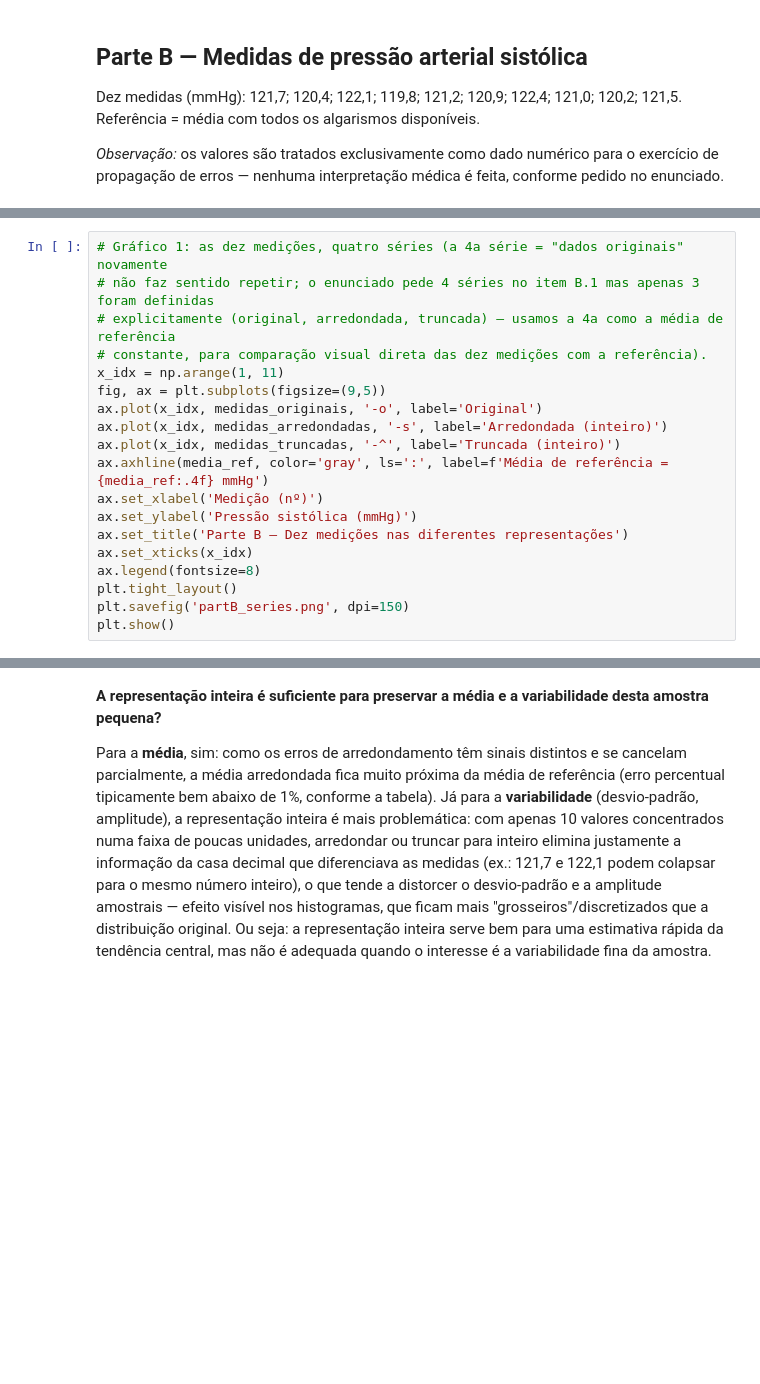
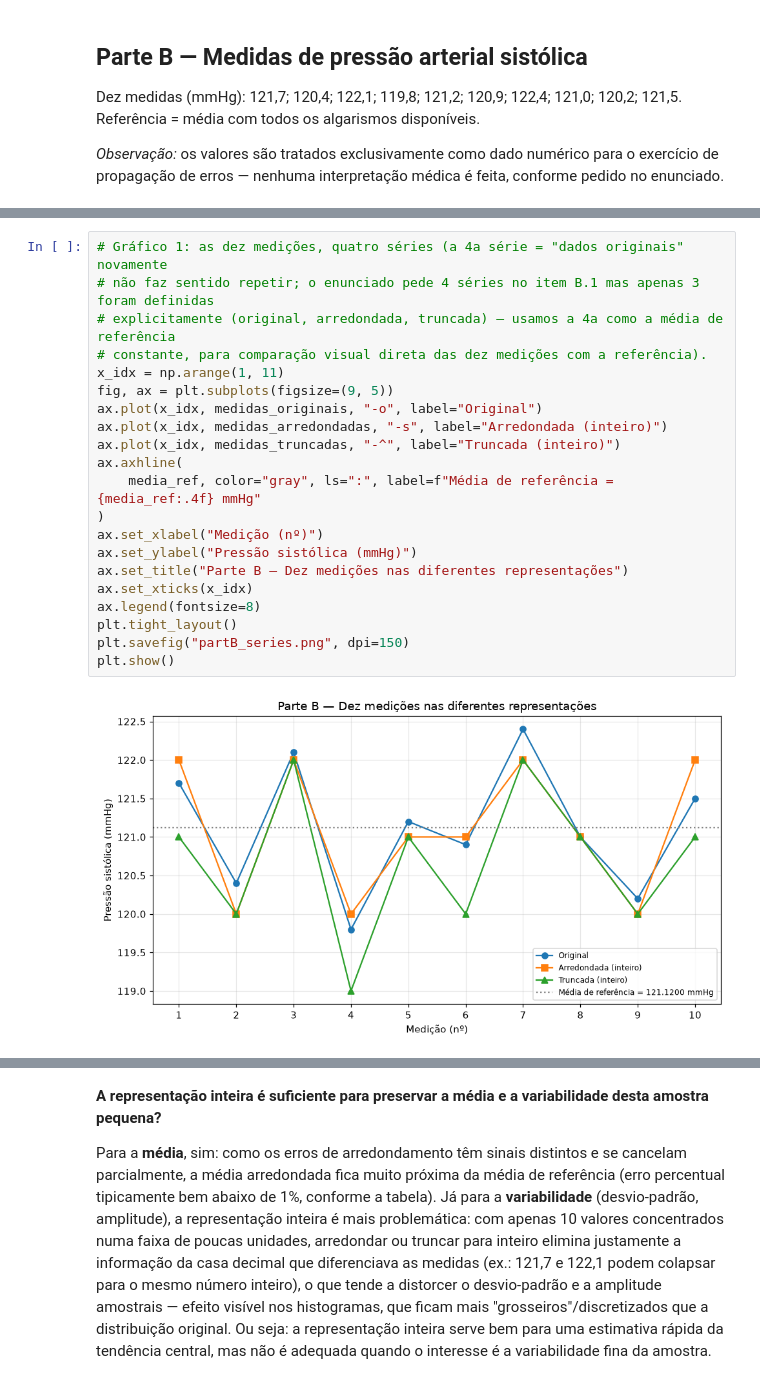
Before and after one commit to lorenzogira/numerical-modeling, a Jupyter notebook: calculo_numerico_atividade_I.ipynb, the cells around one changed output, grey strips where cells are left out. Cells and saved outputs as stored; diff of their text form; blank space fills up the shorter version.

```diff
--- a/calculo_numerico_atividade_I.ipynb
+++ b/calculo_numerico_atividade_I.ipynb
@@ -164,21 +213,25 @@ df_B_fmt
 # %%
 # Gráfico 1: as dez medições, quatro séries (a 4a série = "dados originais" novamente
 # não faz sentido repetir; o enunciado pede 4 séries no item B.1 mas apenas 3 foram definidas
 # explicitamente (original, arredondada, truncada) — usamos a 4a como a média de referência
 # constante, para comparação visual direta das dez medições com a referência).
 x_idx = np.arange(1, 11)
-fig, ax = plt.subplots(figsize=(9,5))
-ax.plot(x_idx, medidas_originais, '-o', label='Original')
-ax.plot(x_idx, medidas_arredondadas, '-s', label='Arredondada (inteiro)')
-ax.plot(x_idx, medidas_truncadas, '-^', label='Truncada (inteiro)')
-ax.axhline(media_ref, color='gray', ls=':', label=f'Média de referência = {media_ref:.4f} mmHg')
-ax.set_xlabel('Medição (nº)')
-ax.set_ylabel('Pressão sistólica (mmHg)')
-ax.set_title('Parte B — Dez medições nas diferentes representações')
+fig, ax = plt.subplots(figsize=(9, 5))
+ax.plot(x_idx, medidas_originais, "-o", label="Original")
+ax.plot(x_idx, medidas_arredondadas, "-s", label="Arredondada (inteiro)")
+ax.plot(x_idx, medidas_truncadas, "-^", label="Truncada (inteiro)")
+ax.axhline(
+    media_ref, color="gray", ls=":", label=f"Média de referência = {media_ref:.4f} mmHg"
+)
+ax.set_xlabel("Medição (nº)")
+ax.set_ylabel("Pressão sistólica (mmHg)")
+ax.set_title("Parte B — Dez medições nas diferentes representações")
 ax.set_xticks(x_idx)
 ax.legend(fontsize=8)
 plt.tight_layout()
-plt.savefig('partB_series.png', dpi=150)
+plt.savefig("partB_series.png", dpi=150)
 plt.show()
+# %% [output]
+[figure, added]
 # %%
 # Gráfico 2: barras do erro absoluto das médias
```
Also changed, not shown: parts of 18 cells of this notebook, 11 other files.
